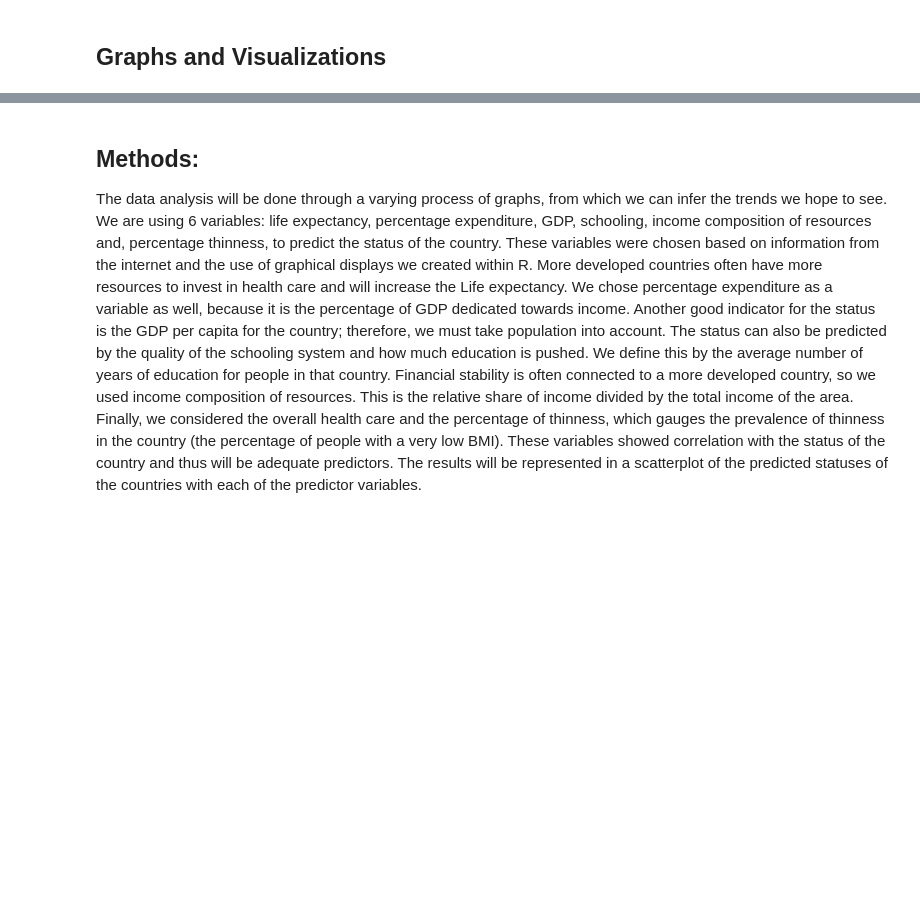
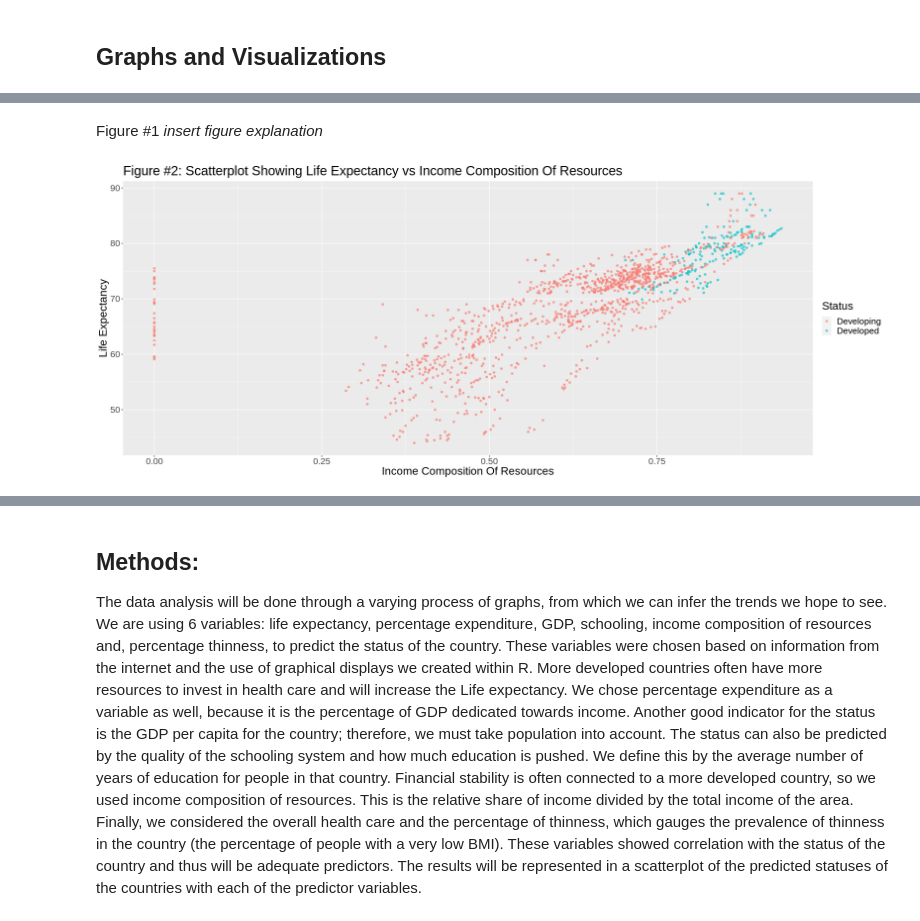
Before and after one commit to Ansh-Sharma2/DataSciProject1, a Jupyter notebook: GroupProjectFinal.ipynb, the cells around one changed output, grey strips where cells are left out. Saved outputs shown, nothing was run; the diff lists cells and outputs as text; code cells hidden in the pictures; blank space fills up the shorter version.

```diff
--- a/GroupProjectFinal.ipynb
+++ b/GroupProjectFinal.ipynb
@@ -173,0 +151,14 @@ GDP_vs_Life
+# %% [markdown]
+Figure #1 *insert figure explanation*
+# %%
+#creating the scatterplot for Income.composition.of.resources and Life.expectancy variables
+Life_exp_vs_income_comp<-life_expectancy_train|>
+    ggplot(aes(x=Income.composition.of.resources,y=Life.expectancy,colour=Status))+
+    geom_point(alpha=0.6)+
+    xlab("Income Composition Of Resources")+
+    ylab("Life Expectancy")+
+    ggtitle("Figure #2: Scatterplot Showing Life Expectancy vs Income Composition Of Resources")+
+    theme(text = element_text(size = 20))
+Life_exp_vs_income_comp
+# %% [output]
+[figure, added]
```
Also changed, not shown: parts of 25 cells of this notebook.
